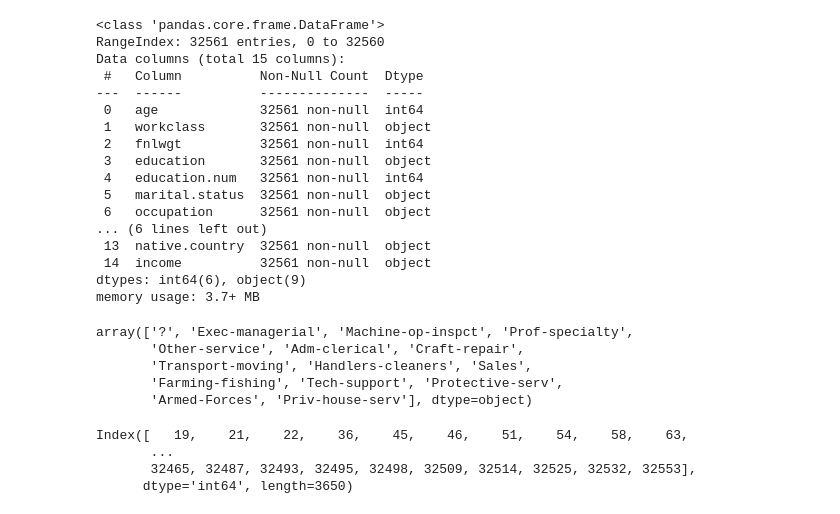
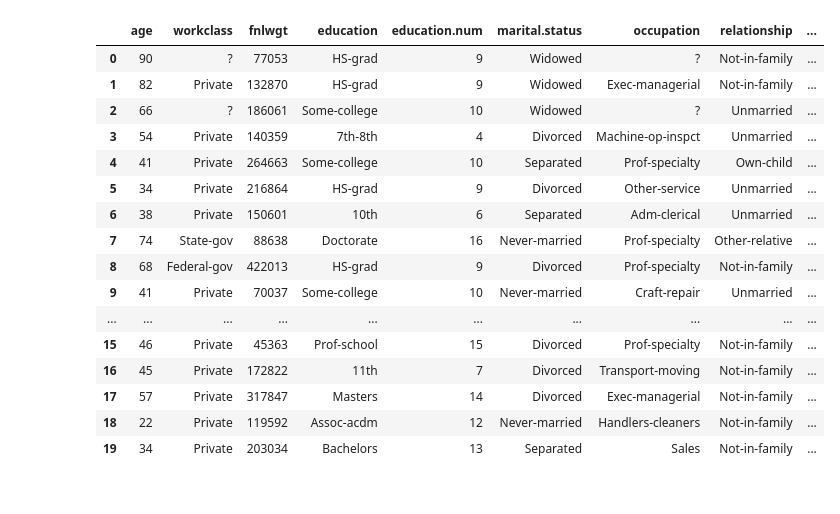
Before and after one commit to OtakuGod0/Data-Science, a Jupyter notebook: Exploration/test.ipynb, the cells around one changed output. Drawn from its saved outputs; the diff is of its cells as text; code cells hidden in the pictures.

```diff
--- a/Exploration/test.ipynb
+++ b/Exploration/test.ipynb
@@ -17,37 +5,20 @@ df.describe()
-# %%
-df.info()
-# %% [output]
-<class 'pandas.core.frame.DataFrame'>
-RangeIndex: 32561 entries, 0 to 32560
-Data columns (total 15 columns):
- #   Column          Non-Null Count  Dtype
----  ------          --------------  -----
- 0   age             32561 non-null  int64
- 1   workclass       32561 non-null  object
- 2   fnlwgt          32561 non-null  int64
- 3   education       32561 non-null  object
- 4   education.num   32561 non-null  int64
- 5   marital.status  32561 non-null  object
- 6   occupation      32561 non-null  object
-... (6 lines left out)
- 13  native.country  32561 non-null  object
- 14  income          32561 non-null  object
-dtypes: int64(6), object(9)
-memory usage: 3.7+ MB
-# %%
-df["occupation"].unique()
-# %% [output]
-array(['?', 'Exec-managerial', 'Machine-op-inspct', 'Prof-specialty',
-       'Other-service', 'Adm-clerical', 'Craft-repair',
-       'Transport-moving', 'Handlers-cleaners', 'Sales',
-       'Farming-fishing', 'Tech-support', 'Protective-serv',
-       'Armed-Forces', 'Priv-house-serv'], dtype=object)
-# %%
-df[df["occupation"] == "Sales"]["occupation"] = "Jobless"
-# %%
-df.drop(df[df["occupation"] == "Jobless"].index
-# %% [output]
-Index([   19,    21,    22,    36,    45,    46,    51,    54,    58,    63,
-       ...
-       32465, 32487, 32493, 32495, 32498, 32509, 32514, 32525, 32532, 32553],
-      dtype='int64', length=3650)
+# %%
+df.head(20)
+# %% [output]
+|  | age | workclass | fnlwgt | education | education.num | marital.status | occupation | relationship | ... |
+| 0 | 90 | ? | 77053 | HS-grad | 9 | Widowed | ? | Not-in-family | ... |
+| 1 | 82 | Private | 132870 | HS-grad | 9 | Widowed | Exec-managerial | Not-in-family | ... |
+| 2 | 66 | ? | 186061 | Some-college | 10 | Widowed | ? | Unmarried | ... |
+| 3 | 54 | Private | 140359 | 7th-8th | 4 | Divorced | Machine-op-inspct | Unmarried | ... |
+| 4 | 41 | Private | 264663 | Some-college | 10 | Separated | Prof-specialty | Own-child | ... |
+| 5 | 34 | Private | 216864 | HS-grad | 9 | Divorced | Other-service | Unmarried | ... |
+| 6 | 38 | Private | 150601 | 10th | 6 | Separated | Adm-clerical | Unmarried | ... |
+| 7 | 74 | State-gov | 88638 | Doctorate | 16 | Never-married | Prof-specialty | Other-relative | ... |
+| 8 | 68 | Federal-gov | 422013 | HS-grad | 9 | Divorced | Prof-specialty | Not-in-family | ... |
+| 9 | 41 | Private | 70037 | Some-college | 10 | Never-married | Craft-repair | Unmarried | ... |
+| ... | ... | ... | ... | ... | ... | ... | ... | ... | ... |
+| 15 | 46 | Private | 45363 | Prof-school | 15 | Divorced | Prof-specialty | Not-in-family | ... |
+| 16 | 45 | Private | 172822 | 11th | 7 | Divorced | Transport-moving | Not-in-family | ... |
+| 17 | 57 | Private | 317847 | Masters | 14 | Divorced | Exec-managerial | Not-in-family | ... |
+| 18 | 22 | Private | 119592 | Assoc-acdm | 12 | Never-married | Handlers-cleaners | Not-in-family | ... |
+| 19 | 34 | Private | 203034 | Bachelors | 13 | Separated | Sales | Not-in-family | ... |
```
Also changed, not shown: parts of 1 cell of this notebook, 2 other files.
